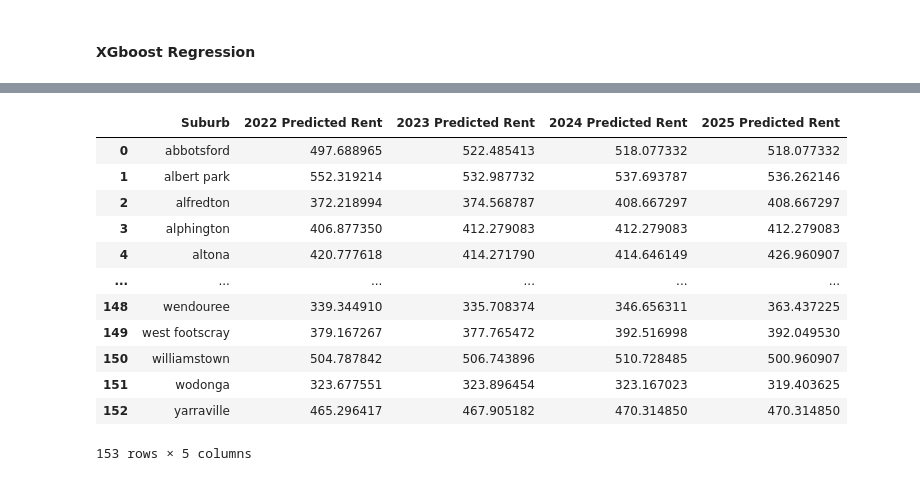
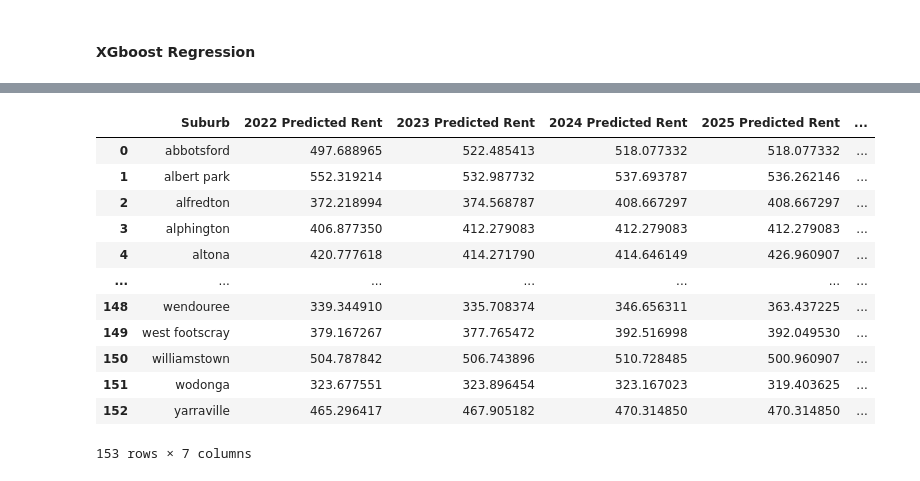
Before and after one commit to MAST30034-Applied-Data-Science/generic-real-estate-consulting-project-group-20, a Jupyter notebook: notebooks/3.2.1_Predicting_Future_Suburb_Rents.ipynb, the cells around one changed output, grey strips where cells are left out. Drawn from its saved outputs; the diff is of its cells as text; code cells hidden in the pictures.

Commit message:
5 years rent price prediction

```diff
--- a/notebooks/3.2.1_Predicting_Future_Suburb_Rents.ipynb
+++ b/notebooks/3.2.1_Predicting_Future_Suburb_Rents.ipynb
@@ -227,11 +227,11 @@ def arma_preds(attribute):
             SARIMAXmodel = SARIMAX(y, order = (1, 0, 1))
             SARIMAXmodel = SARIMAXmodel.fit(disp=0)
 
-            y_pred = SARIMAXmodel.get_forecast(4)
+            y_pred = SARIMAXmodel.get_forecast(6)
 
             y_pred_df = y_pred.conf_int(alpha = 0.05)
             y_pred_df[attribute] = SARIMAXmodel.predict(start = y_pred_df.index[0], end = y_pred_df.index[-1])
-            y_pred_df["year"] = [2022, 2023, 2024, 2025]
+            y_pred_df["year"] = [2022, 2023, 2024, 2025, 2026, 2027]
             y_pred_df["suburb"] = i
 
             if attribute == 'mean_income':
@@ -307,5 +307,13 @@ X_test_2024 = pd.get_dummies(X_test_2024, columns=['suburb'])
 X_test_2025 = future_dataframe[future_dataframe['year'] == 2025].reset_index(drop = True)
 X_test_2025 = X_test_2025.drop(['year'], axis = 1)
 X_test_2025 = pd.get_dummies(X_test_2025, columns=['suburb'])
+# %%
+X_test_2026 = future_dataframe[future_dataframe['year'] == 2026].reset_index(drop = True)
+X_test_2026 = X_test_2026.drop(['year'], axis = 1)
+X_test_2026 = pd.get_dummies(X_test_2026, columns=['suburb'])
+# %%
+X_test_2027 = future_dataframe[future_dataframe['year'] == 2027].reset_index(drop = True)
+X_test_2027 = X_test_2027.drop(['year'], axis = 1)
+X_test_2027 = pd.get_dummies(X_test_2027, columns=['suburb'])
 # %% [markdown]
 ## Step 3 - The Fun Part - Fitting The Model
@@ -332,38 +324,44 @@ df[['suburb',  '2019_median_rent', '2020_median_rent']]
 # %%
 from xgboost.sklearn import XGBRegressor
 
 xgboost_regressor = XGBRegressor()
 xgboost_regressor.fit(X_train, y_train)
 
 y_pred_2022 = xgboost_regressor.predict(X_test_2022)
 y_pred_2023 = xgboost_regressor.predict(X_test_2023)
 y_pred_2024 = xgboost_regressor.predict(X_test_2024)
 y_pred_2025 = xgboost_regressor.predict(X_test_2025)
+y_pred_2026 = xgboost_regressor.predict(X_test_2026)
+y_pred_2027 = xgboost_regressor.predict(X_test_2027)
 
 xgboost_predictions = pd.DataFrame(columns = ['Suburb', '2022 Predicted Rent',
                                             '2023 Predicted Rent', '2024 Predicted Rent',
-                                            '2025 Predicted Rent'])
+                                            '2025 Predicted Rent', '2026 Predicted Rent',
+                                            '2027 Predicted Rent'])
+
 xgboost_predictions['Suburb'] = suburbs_list
 xgboost_predictions['2022 Predicted Rent'] = y_pred_2022
 xgboost_predictions['2023 Predicted Rent'] = y_pred_2023
 xgboost_predictions['2024 Predicted Rent'] = y_pred_2024
 xgboost_predictions['2025 Predicted Rent'] = y_pred_2025
+xgboost_predictions['2026 Predicted Rent'] = y_pred_2026
+xgboost_predictions['2027 Predicted Rent'] = y_pred_2027
 
 xgboost_predictions
 # %% [output]
-|  | Suburb | 2022 Predicted Rent | 2023 Predicted Rent | 2024 Predicted Rent | 2025 Predicted Rent |
-| 0 | abbotsford | 497.688965 | 522.485413 | 518.077332 | 518.077332 |
-| 1 | albert park | 552.319214 | 532.987732 | 537.693787 | 536.262146 |
-| 2 | alfredton | 372.218994 | 374.568787 | 408.667297 | 408.667297 |
-| 3 | alphington | 406.877350 | 412.279083 | 412.279083 | 412.279083 |
-| 4 | altona | 420.777618 | 414.271790 | 414.646149 | 426.960907 |
-| ... | ... | ... | ... | ... | ... |
-| 148 | wendouree | 339.344910 | 335.708374 | 346.656311 | 363.437225 |
-| 149 | west footscray | 379.167267 | 377.765472 | 392.516998 | 392.049530 |
-| 150 | williamstown | 504.787842 | 506.743896 | 510.728485 | 500.960907 |
-| 151 | wodonga | 323.677551 | 323.896454 | 323.167023 | 319.403625 |
-| 152 | yarraville | 465.296417 | 467.905182 | 470.314850 | 470.314850 |
+|  | Suburb | 2022 Predicted Rent | 2023 Predicted Rent | 2024 Predicted Rent | 2025 Predicted Rent | ... |
+| 0 | abbotsford | 497.688965 | 522.485413 | 518.077332 | 518.077332 | ... |
+| 1 | albert park | 552.319214 | 532.987732 | 537.693787 | 536.262146 | ... |
+| 2 | alfredton | 372.218994 | 374.568787 | 408.667297 | 408.667297 | ... |
+| 3 | alphington | 406.877350 | 412.279083 | 412.279083 | 412.279083 | ... |
+| 4 | altona | 420.777618 | 414.271790 | 414.646149 | 426.960907 | ... |
+| ... | ... | ... | ... | ... | ... | ... |
+| 148 | wendouree | 339.344910 | 335.708374 | 346.656311 | 363.437225 | ... |
+| 149 | west footscray | 379.167267 | 377.765472 | 392.516998 | 392.049530 | ... |
+| 150 | williamstown | 504.787842 | 506.743896 | 510.728485 | 500.960907 | ... |
+| 151 | wodonga | 323.677551 | 323.896454 | 323.167023 | 319.403625 | ... |
+| 152 | yarraville | 465.296417 | 467.905182 | 470.314850 | 470.314850 | ... |
-153 rows × 5 columns
+153 rows × 7 columns
 # %%
 from sklearn.ensemble import RandomForestRegressor
 
```
Also changed, not shown: parts of 32 cells of this notebook.
